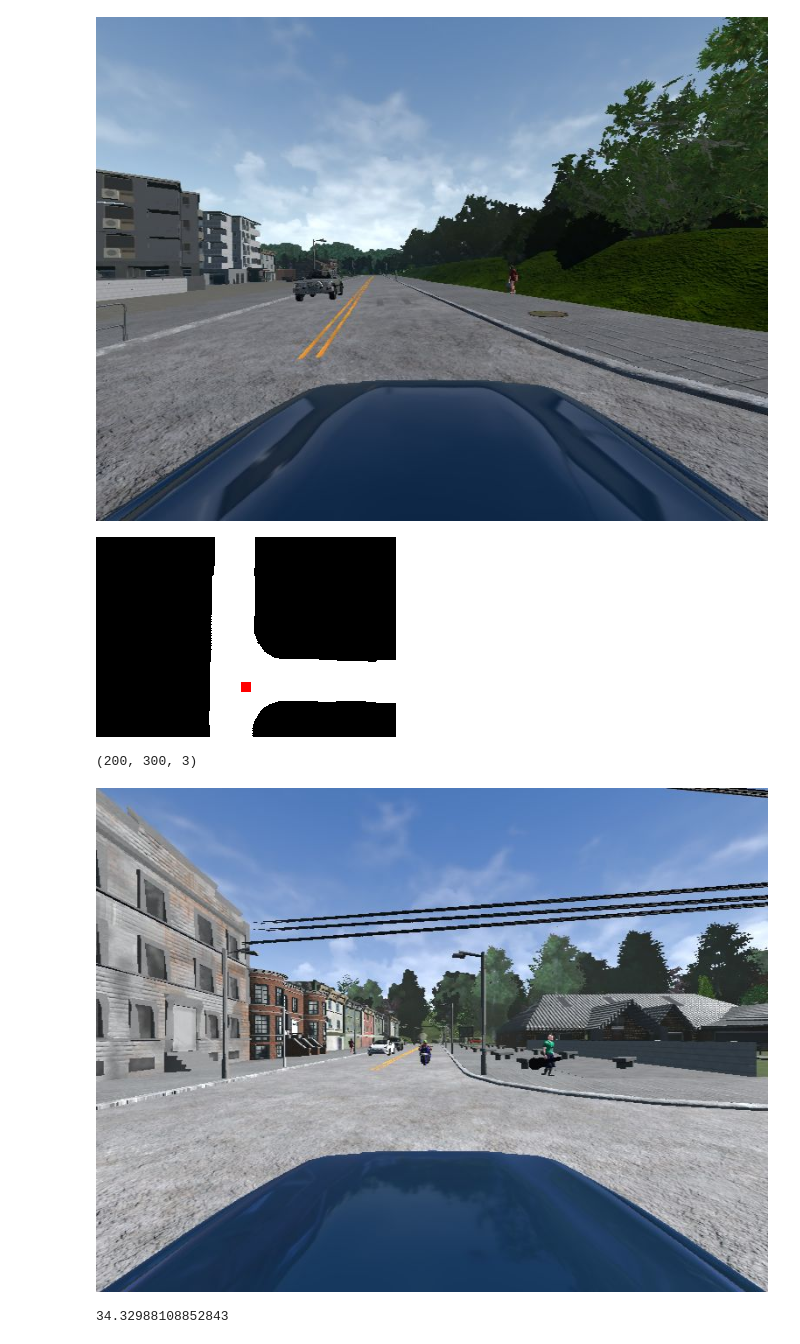
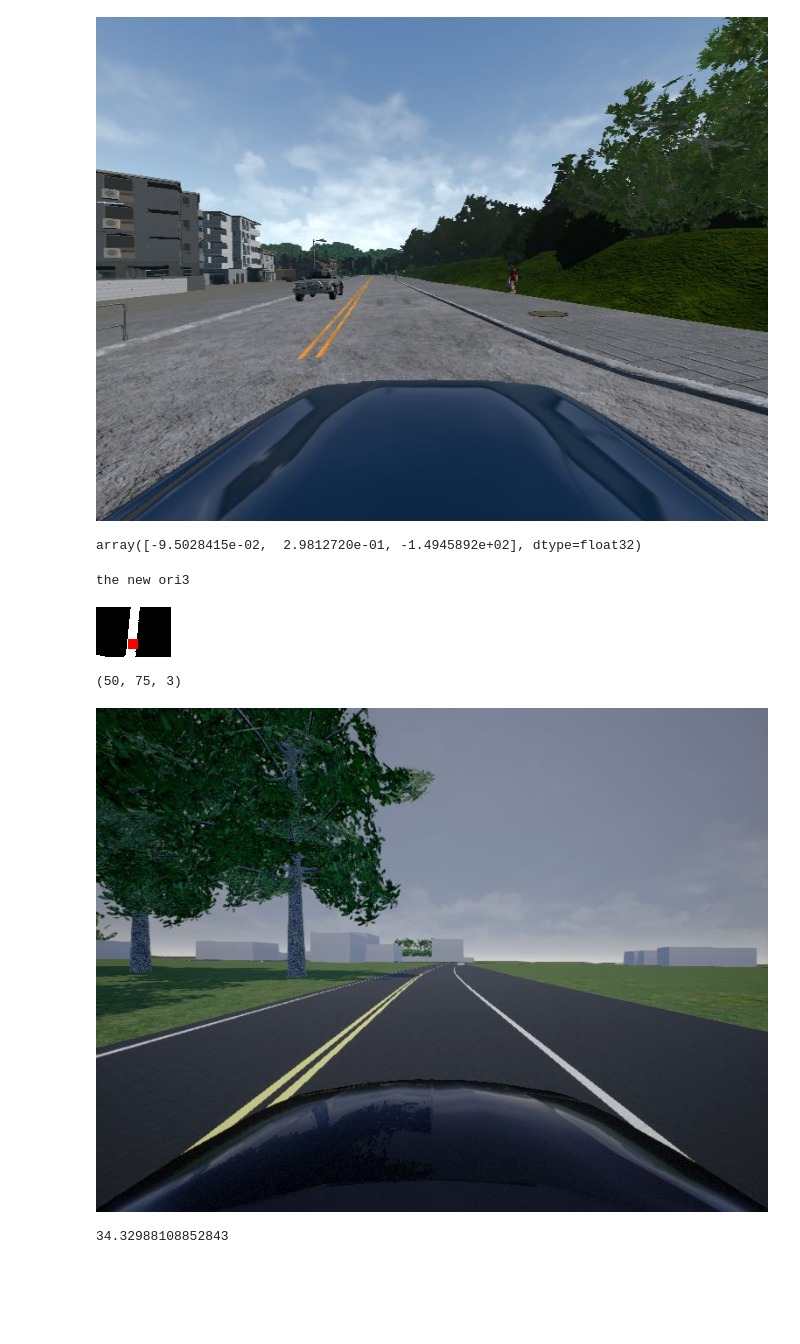
Before and after one commit to gy20073/aws, a Jupyter notebook: MKZ/human_process/explore_map.ipynb, the cells around one changed output. Drawn from its saved outputs; the diff is of its cells as text; code cells hidden in the pictures; blank space fills up the shorter version.

```diff
--- a/MKZ/human_process/explore_map.ipynb
+++ b/MKZ/human_process/explore_map.ipynb
@@ -384,27 +384,34 @@ showarray(cv2.imdecode(im_h5[item], 1)[:,:,::-1])
 [figure]
 # %%
 h5path = "/scratch/yang/aws_data/carla_collect/second_town02/default_ImageSizeX=700_WeatherId=01/data_00001.h5"
-import h5py
+h5path = "/scratch/yang/aws_data/carla_collect/rfs_sim/default_ImageSizeX=700_WeatherId=01/data_00021.h5"
+import h5py, sys
 f = h5py.File(h5path, "r")
 loc = f['targets'][:, 8:10]
-ori = f['targets'][:, 21:23]
+ori = f['targets'][:, 21:24]
 im_h5 = f['CameraMiddle']
 # %%
 sys.path.append("../../CIL_modular/utils/")
 import mapping_helper
 reload(mapping_helper)
 helper = mapping_helper.mapping_helper(30.0)
+# %%
+ori[item]
+# %% [output]
+array([-9.5028415e-02,  2.9812720e-01, -1.4945892e+02], dtype=float32)
 # %%
-item = 70
-m = helper.get_map("02", loc[item, :], ori[item])
+import cv2
+item = 60
+m = helper.get_map("rfs_sim", loc[item, :], ori[item])
 im = helper.map_to_debug_image(m)
 showarray(im)
 print(im.shape)
 showarray(cv2.imdecode(im_h5[item], 1)[:,:,::-1])
 # %% [output]
+the new ori3
-[figure, old version]
+[figure, new version]
-(200, 300, 3)
+(50, 75, 3)
-[figure, old version]
+[figure, new version]
 # %%
 item = 180
 print(item)
```
